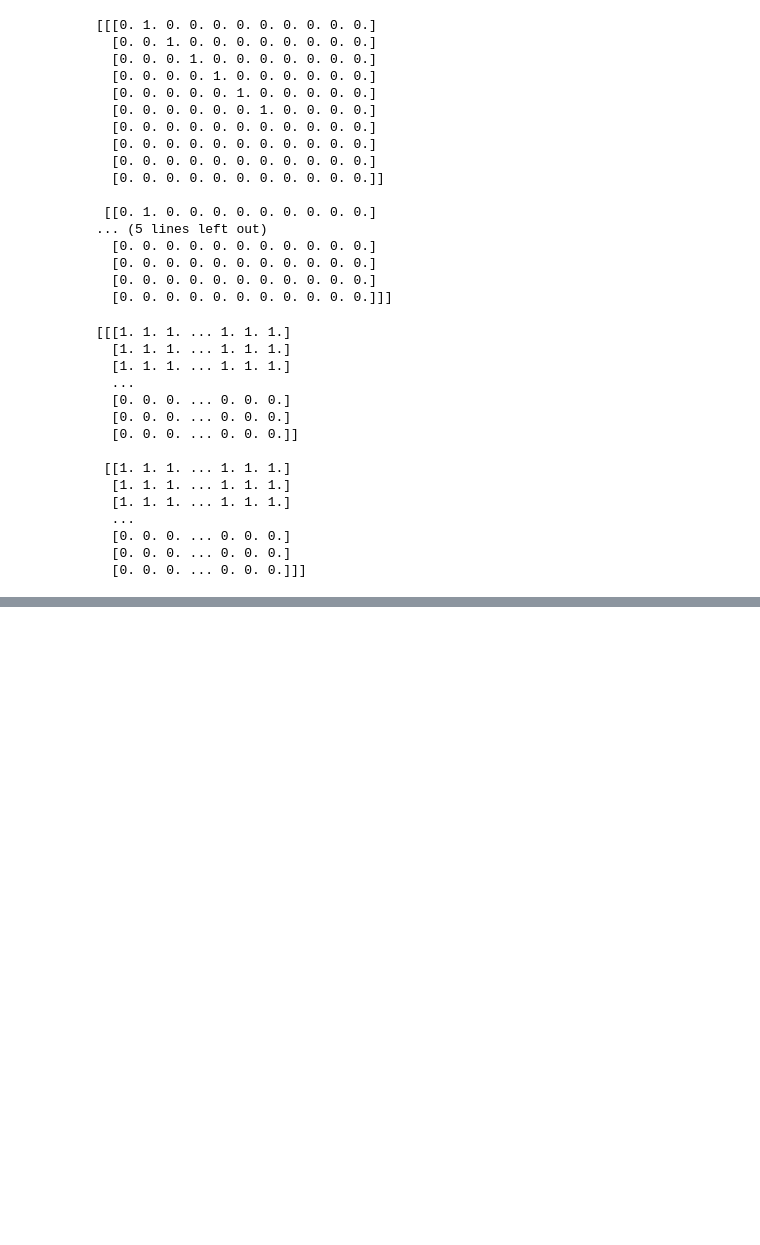
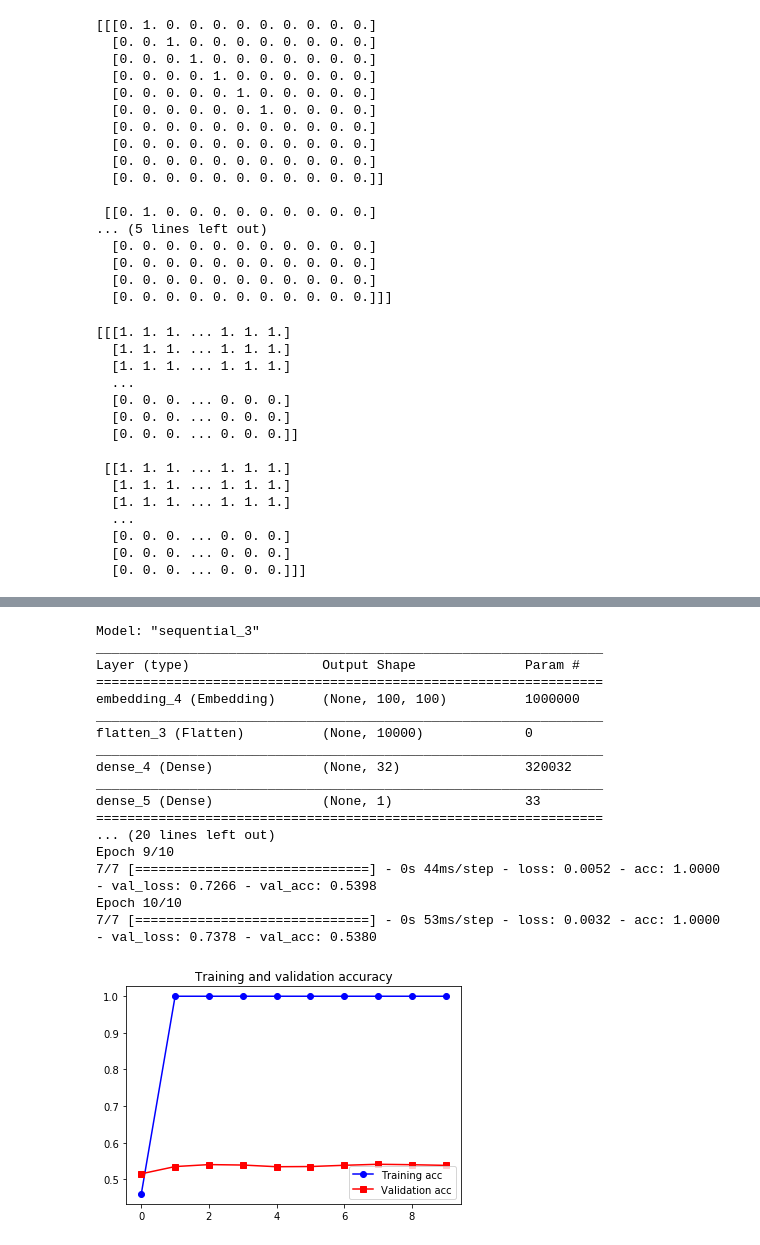
Before and after one commit to cdfmlr/Deep-Learning-with-Python-Notebooks, a Jupyter notebook: ch6/6.1 Working with text data.ipynb, the cells around one changed output, grey strips where cells are left out. Cells and saved outputs as stored; diff of their text form; code cells hidden in the pictures; blank space fills up the shorter version.

```diff
--- a/ch6/6.1 Working with text data.ipynb
+++ b/ch6/6.1 Working with text data.ipynb
@@ -152,0 +416,11 @@ Found 9 unique tokens.
+# %%
+embedding_dim = 100
+
+embedding_matrix = np.zeros((max_words, embedding_dim))
+for word, i in word_index.items():
+    if i < max_words:
+        embedding_vector = embeddings_index.get(word)  # 有的就用 embeddings_index 里的词向量
+        if embedding_vector is not None:               # 没有就用全零
+            embedding_matrix[i] = embedding_vector
+
+print(embedding_matrix)
@@ -152,0 +538,69 @@ Found 9 unique tokens.
+# %%
+# 构建模型
+
+from tensorflow.keras.models import Sequential
+from tensorflow.keras.layers import Embedding, Flatten, Dense
+
+model = Sequential()
+model.add(Embedding(max_words, embedding_dim, input_length=maxlen))
+model.add(Flatten())
+model.add(Dense(32, activation='relu'))
+model.add(Dense(1, activation='sigmoid'))
+
+model.summary()
+
+# 不使用 GloVe 词嵌入
+
+# 训练
+
+model.compile(optimizer='rmsprop',
+              loss='binary_crossentropy',
+              metrics=['acc'])
+history = model.fit(x_train, y_train,
+                    epochs=10,
+                    batch_size=32,
+                    validation_data=(x_val, y_val))
+
+# 绘制结果
+
+import matplotlib.pyplot as plt
+
+acc = history.history['acc']
+val_acc = history.history['val_acc']
+loss = history.history['loss']
+val_loss = history.history['val_loss']
+
+epochs = range(len(acc))
+
+plt.plot(epochs, acc, 'bo-', label='Training acc')
+plt.plot(epochs, val_acc, 'rs-', label='Validation acc')
+plt.title('Training and validation accuracy')
+plt.legend()
+
+plt.figure()
+
+plt.plot(epochs, loss, 'bo-', label='Training loss')
+plt.plot(epochs, val_loss, 'rs-', label='Validation loss')
+plt.title('Training and validation loss')
+plt.legend()
+
+plt.show()
+# %% [output]
+Model: "sequential_3"
+_________________________________________________________________
+Layer (type)                 Output Shape              Param #
+=================================================================
+embedding_4 (Embedding)      (None, 100, 100)          1000000
+_________________________________________________________________
+flatten_3 (Flatten)          (None, 10000)             0
+_________________________________________________________________
+dense_4 (Dense)              (None, 32)                320032
+_________________________________________________________________
+dense_5 (Dense)              (None, 1)                 33
+=================================================================
+... (20 lines left out)
+Epoch 9/10
+7/7 [==============================] - 0s 44ms/step - loss: 0.0052 - acc: 1.0000 - val_loss: 0.7266 - val_acc: 0.5398
+Epoch 10/10
+7/7 [==============================] - 0s 53ms/step - loss: 0.0032 - acc: 1.0000 - val_loss: 0.7378 - val_acc: 0.5380
+[figure, added]
```
Also changed, not shown: parts of 33 cells of this notebook.
